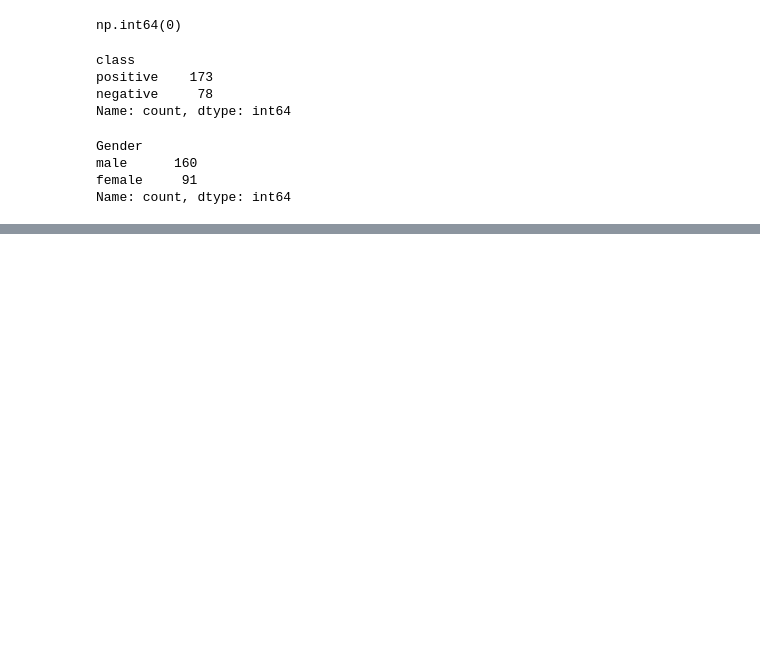
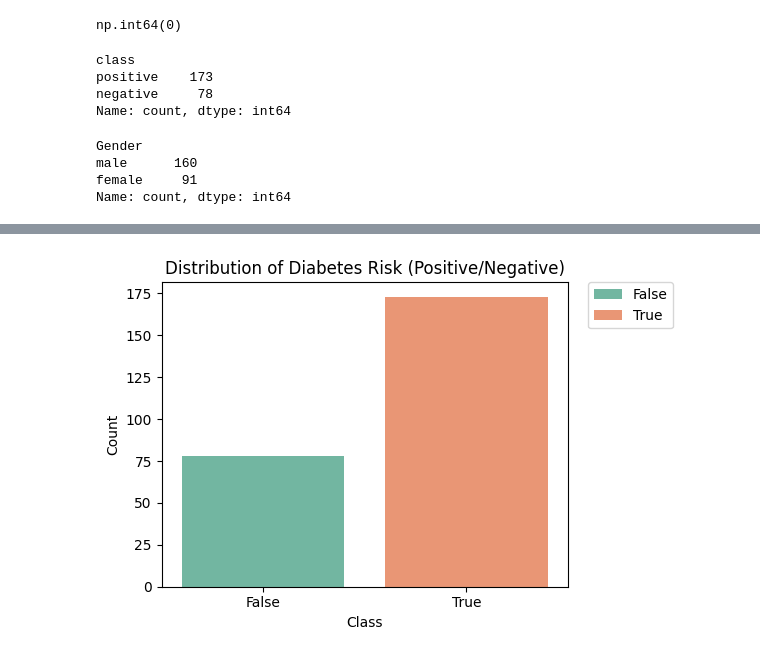
Before and after one commit to Ax3lrod/diabetes-risk-prediction-eda, a Jupyter notebook: eda.ipynb, the cells around one changed output, grey strips where cells are left out. Drawn from its saved outputs; the diff is of its cells as text; code cells hidden in the pictures; blank space fills up the shorter version.

Commit message:
visualize each label and relation between label

```diff
--- a/eda.ipynb
+++ b/eda.ipynb
@@ -18,7 +18,7 @@ import seaborn as sns
 import matplotlib.pyplot as plt
 # %%
 # Membaca dataset
-data = pd.read_csv('C:/Users/Aryasatya Alaauddin/AI/diabetes_risk_eda/dataset/diabetes_risk_prediction_dataset.csv')
+data = pd.read_csv('/Users/tarisa/Documents/penting/kuliah/smt-4/AI/diabetes-risk-prediction-eda/dataset/diabetes_risk_prediction_dataset.csv')
 
 # Membersihkan data dari spasi dan mengubah menjadi huruf kecil
 data = data.apply(lambda x: x.astype(str).str.strip().str.lower() if x.dtype == "object" else x)
@@ -162,3 +162,15 @@ data.head()
 | 2 | 41 | True | True | False | False | True | True | False | ... |
 | 3 | 45 | True | False | False | True | True | True | True | ... |
 | 4 | 60 | True | True | True | True | True | True | False | ... |
+# %%
+# Visualisasi setiap label (class)
+plt.figure(figsize=(6, 4))
+sns.countplot(x='class', hue='class', data=data, palette='Set2')
+plt.title('Distribution of Diabetes Risk (Positive/Negative)')
+plt.xlabel('Class')
+plt.ylabel('Count')
+plt.legend(bbox_to_anchor=(1.05, 1), loc='upper left', borderaxespad=0)
+plt.tight_layout()
+plt.show()
+# %% [output]
+[figure, added]
```
Also changed, not shown: parts of 1 cell of this notebook.
